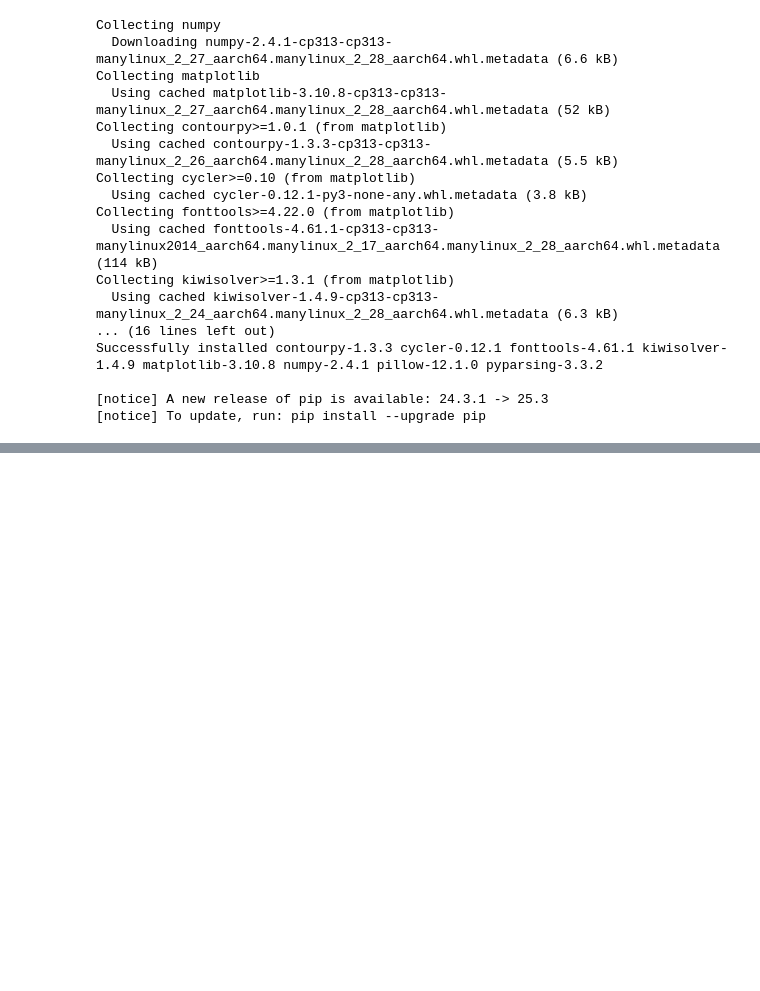
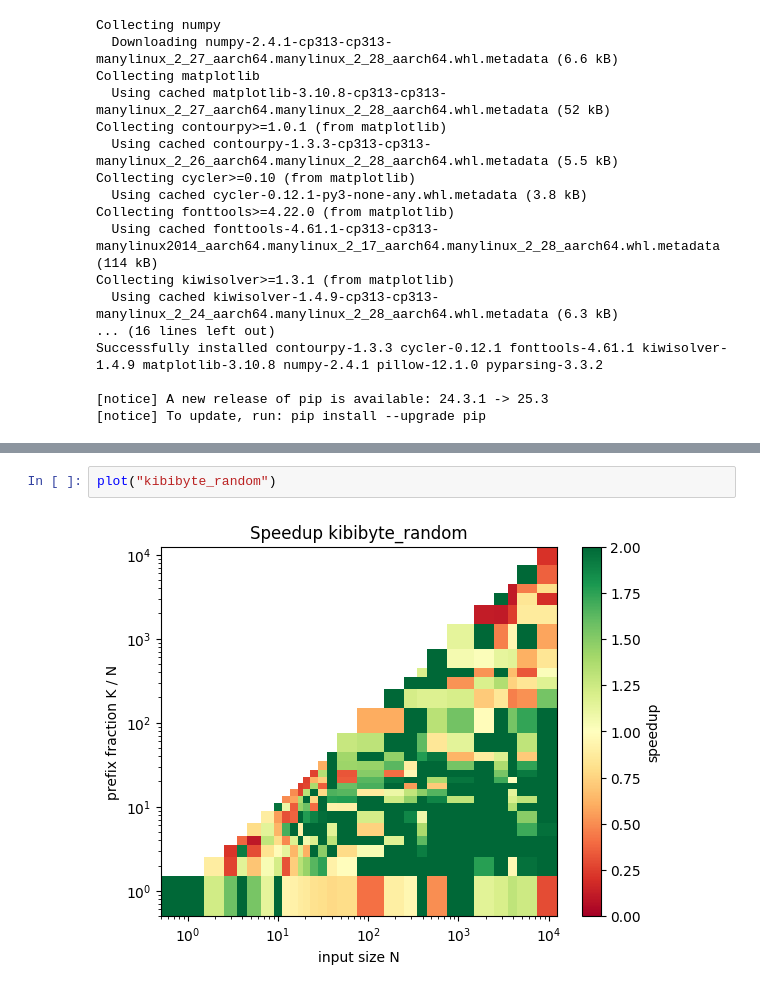
Before and after one commit to niklasf/partial_sort_vendored_std, a Jupyter notebook: analyse_benches.ipynb, the cells around one changed output, grey strips where cells are left out. Saved outputs shown, nothing was run; the diff lists cells and outputs as text; blank space fills up the shorter version.

```diff
--- a/analyse_benches.ipynb
+++ b/analyse_benches.ipynb
@@ -90,0 +97,4 @@ plot("u64_random")
+# %%
+plot("kibibyte_random")
+# %% [output]
+[figure, added]
```
Also changed, not shown: parts of 6 cells of this notebook.
